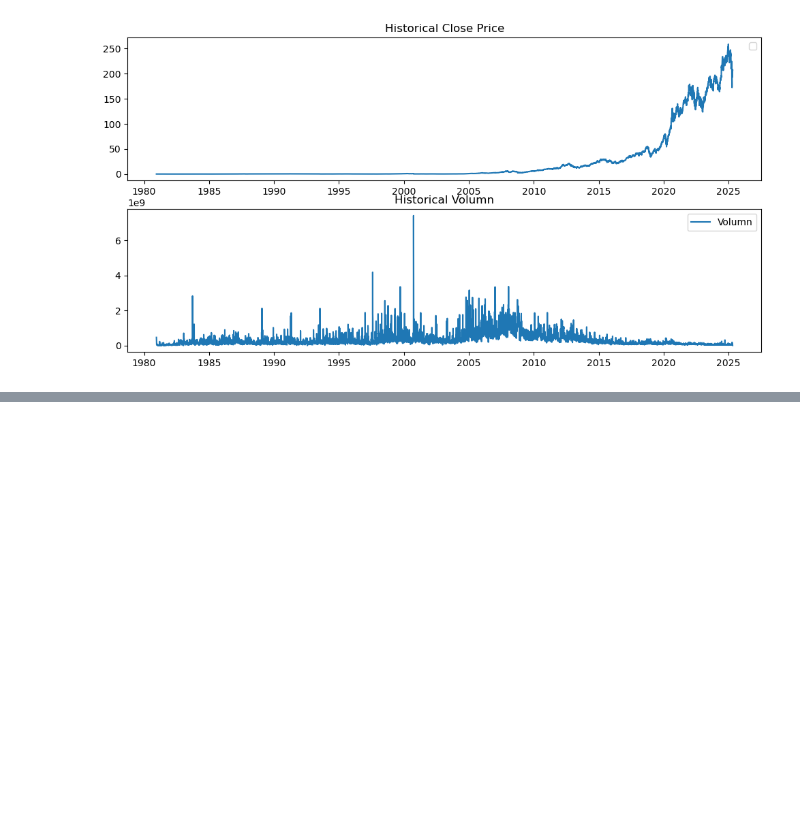
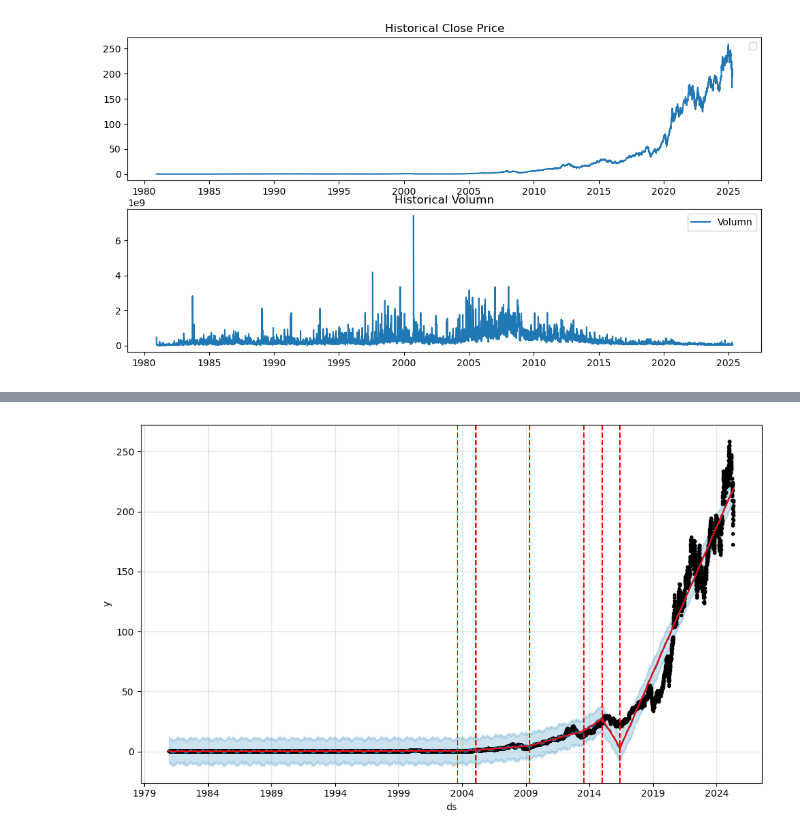
Before and after one commit to chuangyuchen94/aura_source, a Jupyter notebook: project/05-05-stock.ipynb, the cells around one changed output, grey strips where cells are left out. Cells and saved outputs as stored; diff of their text form; code cells hidden in the pictures; blank space fills up the shorter version.

```diff
--- a/project/05-05-stock.ipynb
+++ b/project/05-05-stock.ipynb
@@ -111,0 +233,6 @@ from prophet import Prophet
+# %%
+from prophet.plot import add_changepoints_to_plot
+fig3 = model.plot(forecast)
+a = add_changepoints_to_plot(fig3.gca(), model, forecast)
+# %% [output]
+[figure, added]
```
Also changed, not shown: parts of 26 cells of this notebook, 2 other files.
